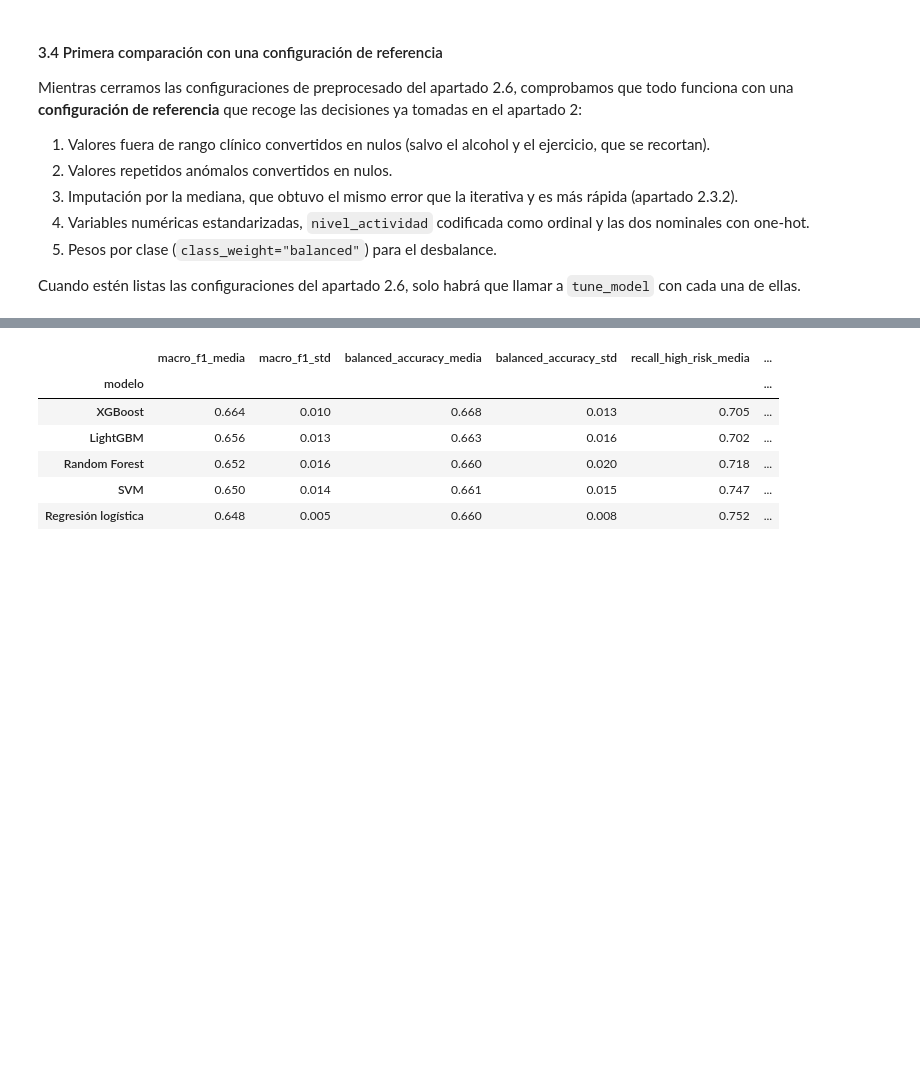
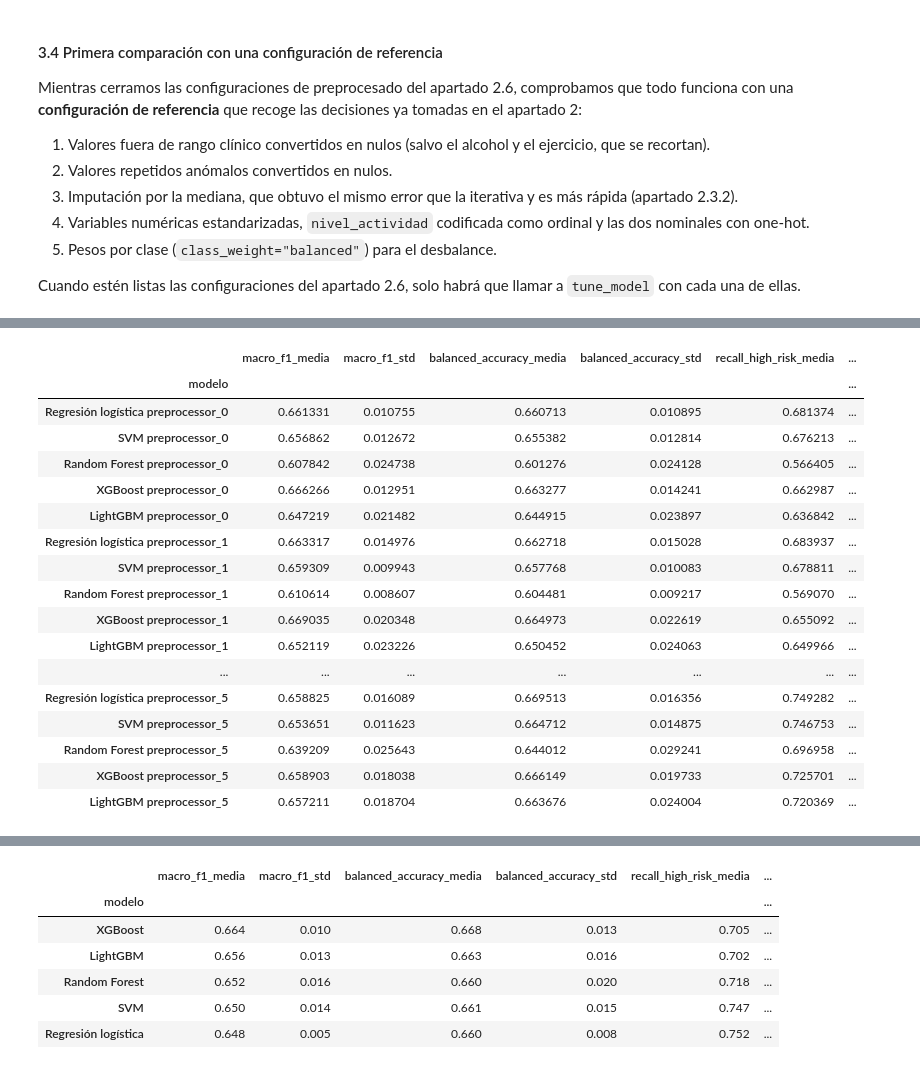
Before and after one commit to alberct96/ML-Entregable1, a Jupyter notebook: ML-Entregable1.ipynb, the cells around one changed output, grey strips where cells are left out. Drawn from its saved outputs; the diff is of its cells as text; code cells hidden in the pictures; blank space fills up the shorter version.

```diff
--- a/ML-Entregable1.ipynb
+++ b/ML-Entregable1.ipynb
@@ -1761,7 +1763,7 @@ model_specs = {
          "classifier__gamma": loguniform(1e-4, 1e0)},
     ),
     "Random Forest": (
-        RandomForestClassifier(random_state=SEED, n_jobs=1),
+        RandomForestClassifier(random_state=SEED, n_jobs=-1),
         {"classifier__n_estimators": randint(200, 600),
          "classifier__max_depth": [None, 5, 10, 20],
          "classifier__min_samples_leaf": randint(1, 10),
@@ -1778,7 +1780,7 @@ model_specs = {
          "classifier__reg_lambda": loguniform(1e-2, 1e1)},
     ),
     "LightGBM": (
-        LGBMClassifier(subsample_freq=1, random_state=SEED, n_jobs=1, verbose=-1),
+        LGBMClassifier(subsample_freq=1, random_state=SEED, n_jobs=-1, verbose=-1),
         {"classifier__n_estimators": randint(100, 600),
          "classifier__num_leaves": randint(8, 64),
          "classifier__learning_rate": loguniform(1e-2, 3e-1),
@@ -1900,0 +1955,31 @@ Cuando estén listas las configuraciones del apartado 2.6, solo habrá que llama
+# %%
+# TODO: Refactorizar concat de celda superior. Esto es un arreglo para no tardar
+n_cols = 9
+
+bloques = [
+    preprocessing_configuration_results.iloc[:, i:i + n_cols]
+    for i in range(0, preprocessing_configuration_results.shape[1], n_cols)
+]
+
+tabla_axis_0 = pd.concat(bloques, axis=0, ignore_index=True)
+tabla_axis_0.drop(["preprocesado"], inplace=True, axis=1)
+tabla_axis_0.set_index("modelo")
+# %% [output]
+|  | macro_f1_media | macro_f1_std | balanced_accuracy_media | balanced_accuracy_std | recall_high_risk_media | ... |
+| modelo |  |  |  |  |  | ... |
+| Regresión logística preprocessor_0 | 0.661331 | 0.010755 | 0.660713 | 0.010895 | 0.681374 | ... |
+| SVM preprocessor_0 | 0.656862 | 0.012672 | 0.655382 | 0.012814 | 0.676213 | ... |
+| Random Forest preprocessor_0 | 0.607842 | 0.024738 | 0.601276 | 0.024128 | 0.566405 | ... |
+| XGBoost preprocessor_0 | 0.666266 | 0.012951 | 0.663277 | 0.014241 | 0.662987 | ... |
+| LightGBM preprocessor_0 | 0.647219 | 0.021482 | 0.644915 | 0.023897 | 0.636842 | ... |
+| Regresión logística preprocessor_1 | 0.663317 | 0.014976 | 0.662718 | 0.015028 | 0.683937 | ... |
+| SVM preprocessor_1 | 0.659309 | 0.009943 | 0.657768 | 0.010083 | 0.678811 | ... |
+| Random Forest preprocessor_1 | 0.610614 | 0.008607 | 0.604481 | 0.009217 | 0.569070 | ... |
+| XGBoost preprocessor_1 | 0.669035 | 0.020348 | 0.664973 | 0.022619 | 0.655092 | ... |
+| LightGBM preprocessor_1 | 0.652119 | 0.023226 | 0.650452 | 0.024063 | 0.649966 | ... |
+| ... | ... | ... | ... | ... | ... | ... |
+| Regresión logística preprocessor_5 | 0.658825 | 0.016089 | 0.669513 | 0.016356 | 0.749282 | ... |
+| SVM preprocessor_5 | 0.653651 | 0.011623 | 0.664712 | 0.014875 | 0.746753 | ... |
+| Random Forest preprocessor_5 | 0.639209 | 0.025643 | 0.644012 | 0.029241 | 0.696958 | ... |
+| XGBoost preprocessor_5 | 0.658903 | 0.018038 | 0.666149 | 0.019733 | 0.725701 | ... |
+| LightGBM preprocessor_5 | 0.657211 | 0.018704 | 0.663676 | 0.024004 | 0.720369 | ... |
```
Also changed, not shown: parts of 12 cells of this notebook.
